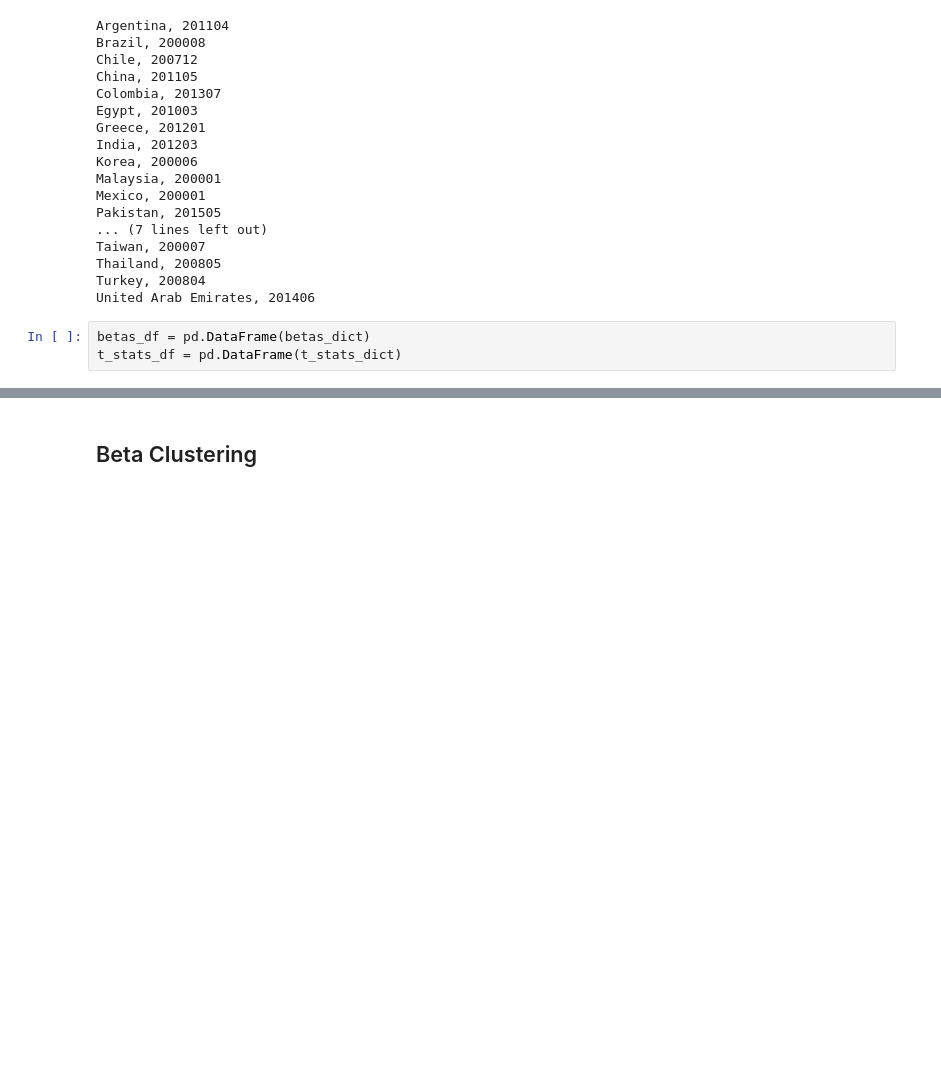
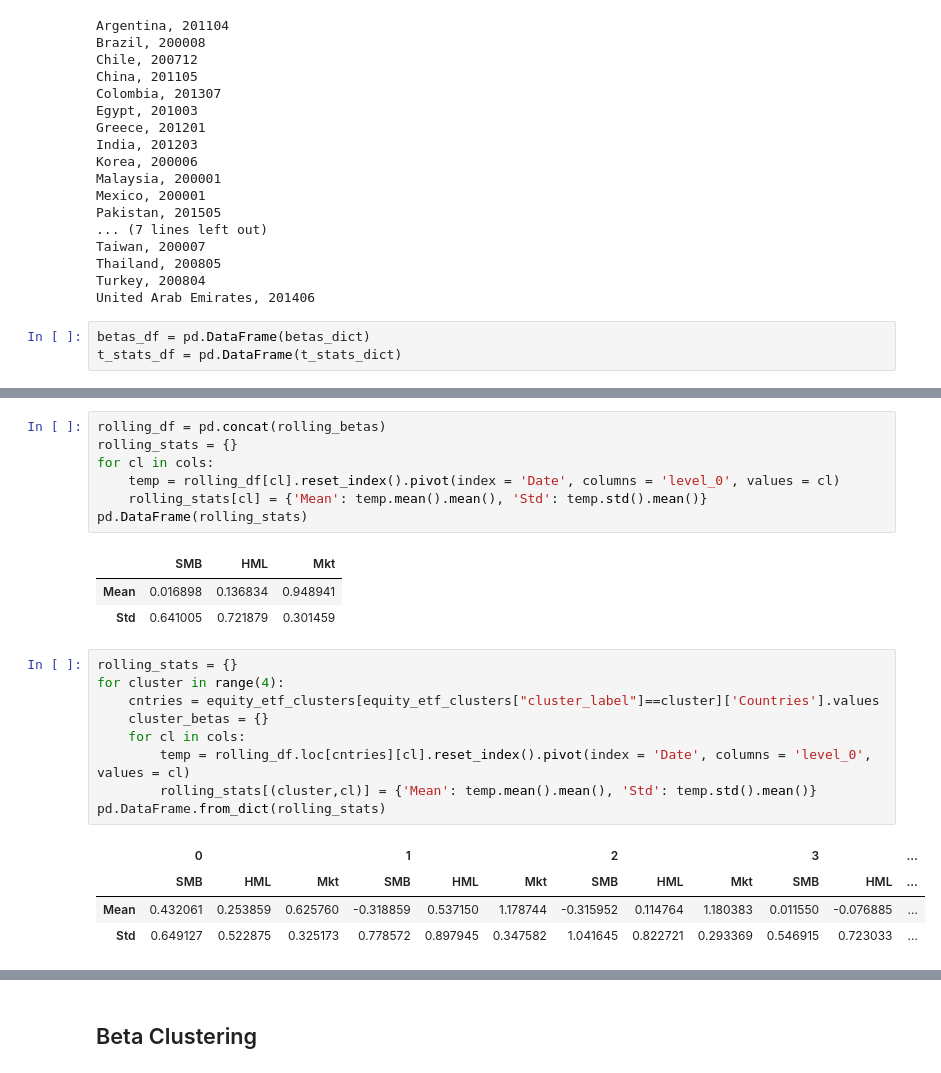
Before and after one commit to wingwingz/AFP, a Jupyter notebook: Risk Premia/equity.ipynb, the cells around one changed output, grey strips where cells are left out. Drawn from its saved outputs; the diff is of its cells as text; blank space fills up the shorter version.

```diff
--- a/Risk Premia/equity.ipynb
+++ b/Risk Premia/equity.ipynb
@@ -73,0 +107,25 @@ t_stats_df = pd.DataFrame(t_stats_dict)
+# %%
+rolling_df = pd.concat(rolling_betas)
+rolling_stats = {}
+for cl in cols:
+    temp = rolling_df[cl].reset_index().pivot(index = 'Date', columns = 'level_0', values = cl)
+    rolling_stats[cl] = {'Mean': temp.mean().mean(), 'Std': temp.std().mean()}
+pd.DataFrame(rolling_stats)
+# %% [output]
+|  | SMB | HML | Mkt |
+| Mean | 0.016898 | 0.136834 | 0.948941 |
+| Std | 0.641005 | 0.721879 | 0.301459 |
+# %%
+rolling_stats = {}
+for cluster in range(4):
+    cntries = equity_etf_clusters[equity_etf_clusters["cluster_label"]==cluster]['Countries'].values
+    cluster_betas = {}
+    for cl in cols:
+        temp = rolling_df.loc[cntries][cl].reset_index().pivot(index = 'Date', columns = 'level_0', values = cl)
+        rolling_stats[(cluster,cl)] = {'Mean': temp.mean().mean(), 'Std': temp.std().mean()}
+pd.DataFrame.from_dict(rolling_stats)
+# %% [output]
+|  | 0 |  |  | 1 |  |  | 2 |  |  | 3 |  | ... |
+|  | SMB | HML | Mkt | SMB | HML | Mkt | SMB | HML | Mkt | SMB | HML | ... |
+| Mean | 0.432061 | 0.253859 | 0.625760 | -0.318859 | 0.537150 | 1.178744 | -0.315952 | 0.114764 | 1.180383 | 0.011550 | -0.076885 | ... |
+| Std | 0.649127 | 0.522875 | 0.325173 | 0.778572 | 0.897945 | 0.347582 | 1.041645 | 0.822721 | 0.293369 | 0.546915 | 0.723033 | ... |
```
Also changed, not shown: parts of 4 cells of this notebook, 1 other file.
